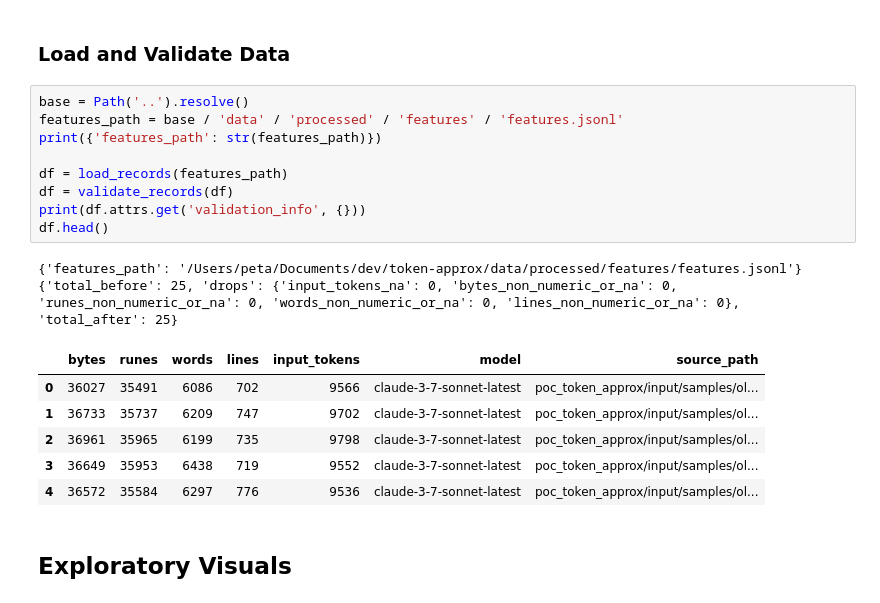
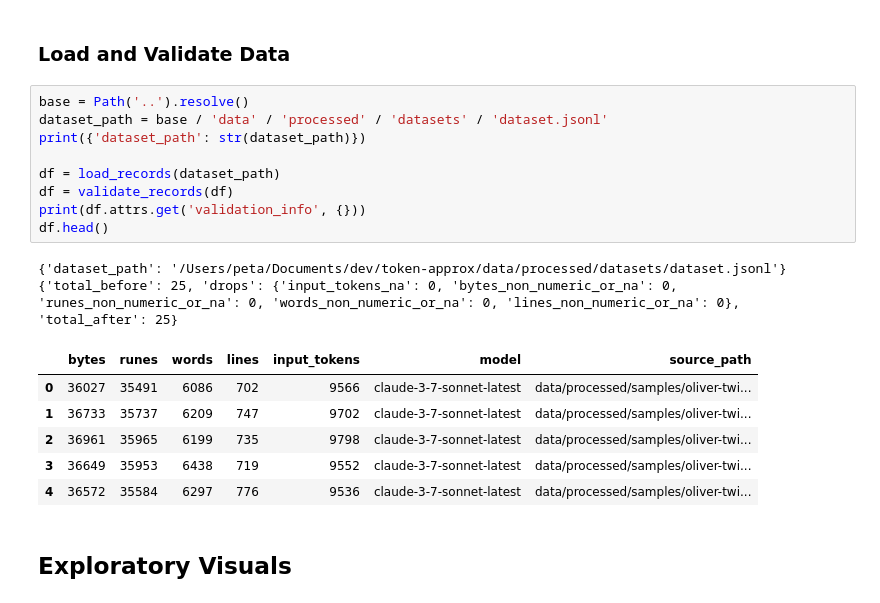
Before and after one commit to petasbytes/token-approx, a Jupyter notebook: notebooks/01_eda_and_baselines.ipynb, the cells around one changed output. Saved outputs shown, nothing was run; the diff lists cells and outputs as text.

```diff
--- a/notebooks/01_eda_and_baselines.ipynb
+++ b/notebooks/01_eda_and_baselines.ipynb
@@ -71,22 +71,22 @@ Constants set for this run:
 ### Load and Validate Data
 # %%
 base = Path('..').resolve()
-features_path = base / 'data' / 'processed' / 'features' / 'features.jsonl'
-print({'features_path': str(features_path)})
+dataset_path = base / 'data' / 'processed' / 'datasets' / 'dataset.jsonl'
+print({'dataset_path': str(dataset_path)})
 
-df = load_records(features_path)
+df = load_records(dataset_path)
 df = validate_records(df)
 print(df.attrs.get('validation_info', {}))
 df.head()
 # %% [output]
-{'features_path': '/Users/peta/Documents/dev/token-approx/data/processed/features/features.jsonl'}
+{'dataset_path': '/Users/peta/Documents/dev/token-approx/data/processed/datasets/dataset.jsonl'}
 {'total_before': 25, 'drops': {'input_tokens_na': 0, 'bytes_non_numeric_or_na': 0, 'runes_non_numeric_or_na': 0, 'words_non_numeric_or_na': 0, 'lines_non_numeric_or_na': 0}, 'total_after': 25}
 |  | bytes | runes | words | lines | input_tokens | model | source_path |
-| 0 | 36027 | 35491 | 6086 | 702 | 9566 | claude-3-7-sonnet-latest | poc_token_approx/input/samples/ol... |
-| 1 | 36733 | 35737 | 6209 | 747 | 9702 | claude-3-7-sonnet-latest | poc_token_approx/input/samples/ol... |
-| 2 | 36961 | 35965 | 6199 | 735 | 9798 | claude-3-7-sonnet-latest | poc_token_approx/input/samples/ol... |
-| 3 | 36649 | 35953 | 6438 | 719 | 9552 | claude-3-7-sonnet-latest | poc_token_approx/input/samples/ol... |
-| 4 | 36572 | 35584 | 6297 | 776 | 9536 | claude-3-7-sonnet-latest | poc_token_approx/input/samples/ol... |
+| 0 | 36027 | 35491 | 6086 | 702 | 9566 | claude-3-7-sonnet-latest | data/processed/samples/oliver-twi... |
+| 1 | 36733 | 35737 | 6209 | 747 | 9702 | claude-3-7-sonnet-latest | data/processed/samples/oliver-twi... |
+| 2 | 36961 | 35965 | 6199 | 735 | 9798 | claude-3-7-sonnet-latest | data/processed/samples/oliver-twi... |
+| 3 | 36649 | 35953 | 6438 | 719 | 9552 | claude-3-7-sonnet-latest | data/processed/samples/oliver-twi... |
+| 4 | 36572 | 35584 | 6297 | 776 | 9536 | claude-3-7-sonnet-latest | data/processed/samples/oliver-twi... |
 # %% [markdown]
 ## Exploratory Visuals
 # %%
```
Also changed, not shown: parts of 4 cells of this notebook, 1 other file.
